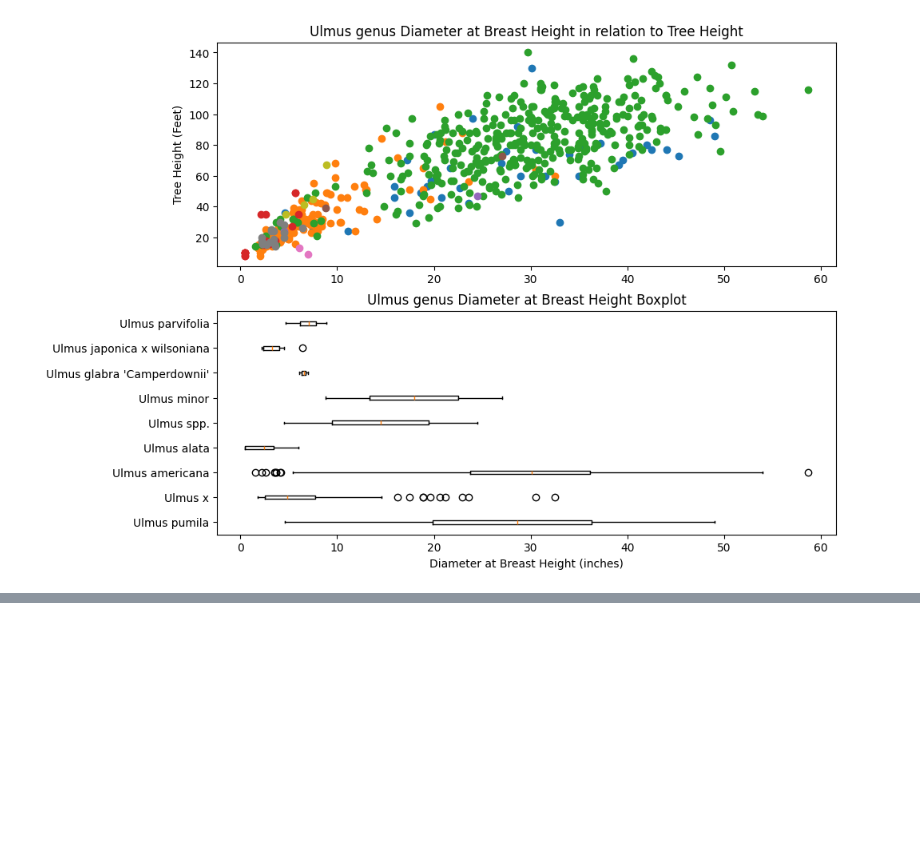
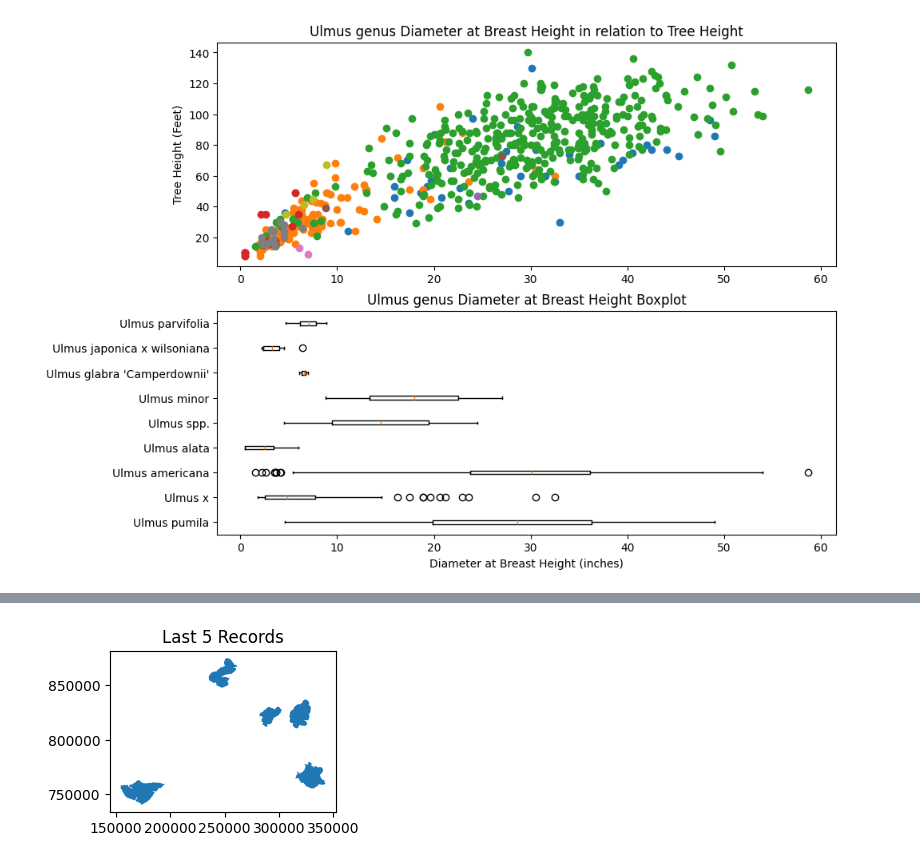
Before and after one commit to andrewlee1234567/lab2, a Jupyter notebook: assignment_2_AndrewLee.ipynb, the cells around one changed output, grey strips where cells are left out. Saved outputs shown, nothing was run; the diff lists cells and outputs as text; code cells hidden in the pictures; blank space fills up the shorter version.

```diff
--- a/assignment_2_AndrewLee.ipynb
+++ b/assignment_2_AndrewLee.ipynb
@@ -182,0 +211,8 @@ Text(0.5, 1.0, 'Ulmus genus Diameter at Breast Height Boxplot')
+# %%
+plt.subplot(1, 2, 2)
+gdf.tail(5).plot(ax=plt.gca())
+plt.title('Last 5 Records')
+
+plt.show()
+# %% [output]
+[figure, added]
```
Also changed, not shown: parts of 25 cells of this notebook.
